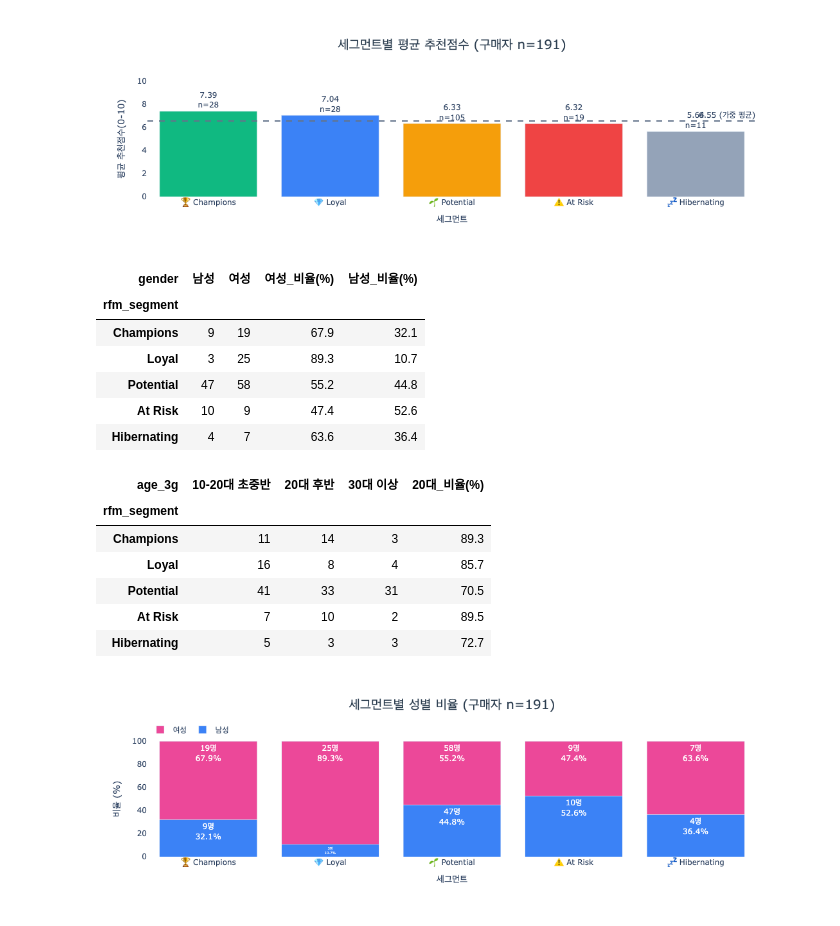
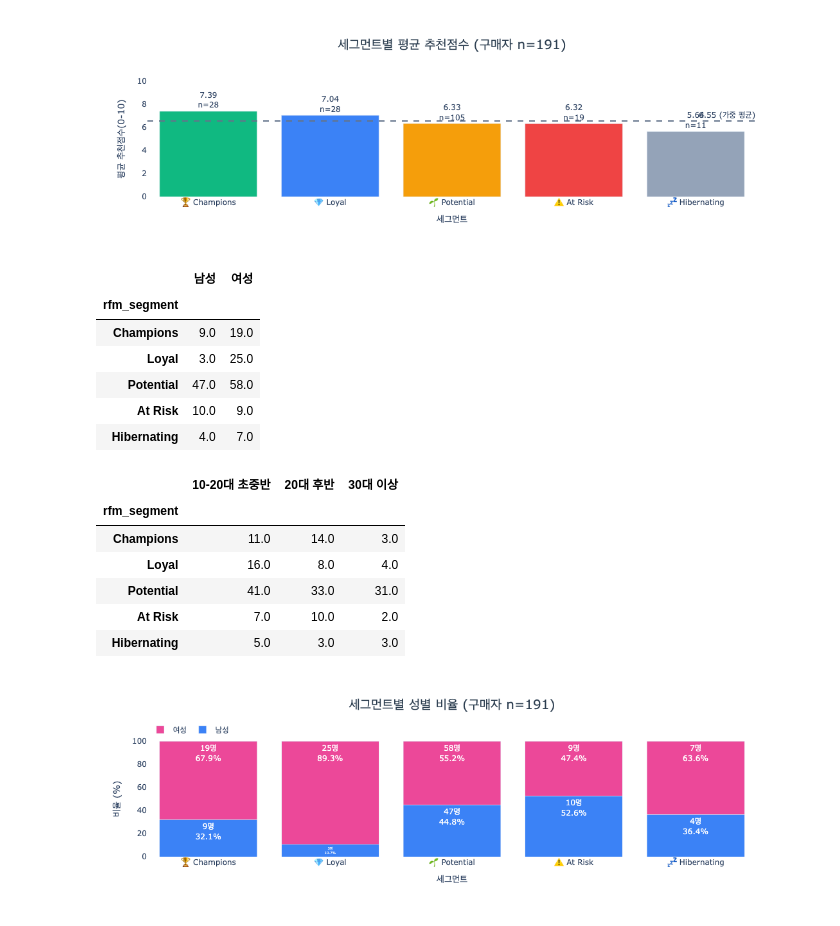
Before and after one commit to kth530/data_analysis, a Jupyter notebook: fashion_platform_analysis/notebooks/05_segmentation.ipynb, the cells around one changed output. Cells and saved outputs as stored; diff of their text form; code cells hidden in the pictures.

```diff
--- a/fashion_platform_analysis/notebooks/05_segmentation.ipynb
+++ b/fashion_platform_analysis/notebooks/05_segmentation.ipynb
@@ -466,23 +328,31 @@ age_cross['20대_비율(%)'] = ((age_cross['10-20대 초중반'] + age_cross['20
-# %%
-demo
-# %% [output]
-| gender | 남성 | 여성 | 여성_비율(%) | 남성_비율(%) |
-| rfm_segment |  |  |  |  |
-| Champions | 9 | 19 | 67.9 | 32.1 |
-| Loyal | 3 | 25 | 89.3 | 10.7 |
-| Potential | 47 | 58 | 55.2 | 44.8 |
-| At Risk | 10 | 9 | 47.4 | 52.6 |
-| Hibernating | 4 | 7 | 63.6 | 36.4 |
-# %%
-age_cross
-# %% [output]
-| age_3g | 10-20대 초중반 | 20대 후반 | 30대 이상 | 20대_비율(%) |
-| rfm_segment |  |  |  |  |
-| Champions | 11 | 14 | 3 | 89.3 |
-| Loyal | 16 | 8 | 4 | 85.7 |
-| Potential | 41 | 33 | 31 | 70.5 |
-| At Risk | 7 | 10 | 2 | 89.5 |
-| Hibernating | 5 | 3 | 3 | 72.7 |
+# %%
+# 인구통계 프로파일도 SQL에서 (segment_gender / segment_age — 조건부 집계)
+g = run('segment_gender').set_index('rfm_segment').reindex(SEGMENT_ORDER)
+demo = pd.DataFrame({'남성': g['male_n'], '여성': g['female_n']})
+
+a = run('segment_age').set_index('rfm_segment').reindex(SEGMENT_ORDER)
+age_only = pd.DataFrame({
+    '10-20대 초중반': a['age_young'],
+    '20대 후반':      a['age_mid'],
+    '30대 이상':      a['age_old'],
+})
+display(demo)
+display(age_only)
+# %% [output]
+|  | 남성 | 여성 |
+| rfm_segment |  |  |
+| Champions | 9.0 | 19.0 |
+| Loyal | 3.0 | 25.0 |
+| Potential | 47.0 | 58.0 |
+| At Risk | 10.0 | 9.0 |
+| Hibernating | 4.0 | 7.0 |
+|  | 10-20대 초중반 | 20대 후반 | 30대 이상 |
+| rfm_segment |  |  |  |
+| Champions | 11.0 | 14.0 | 3.0 |
+| Loyal | 16.0 | 8.0 | 4.0 |
+| Potential | 41.0 | 33.0 | 31.0 |
+| At Risk | 7.0 | 10.0 | 2.0 |
+| Hibernating | 5.0 | 3.0 | 3.0 |
 # %%
 # 세그먼트별 성별 비율 — 스택 막대
 gender_n = demo[['남성', '여성']]
```
Also changed, not shown: parts of 42 cells of this notebook, 12 other files.
